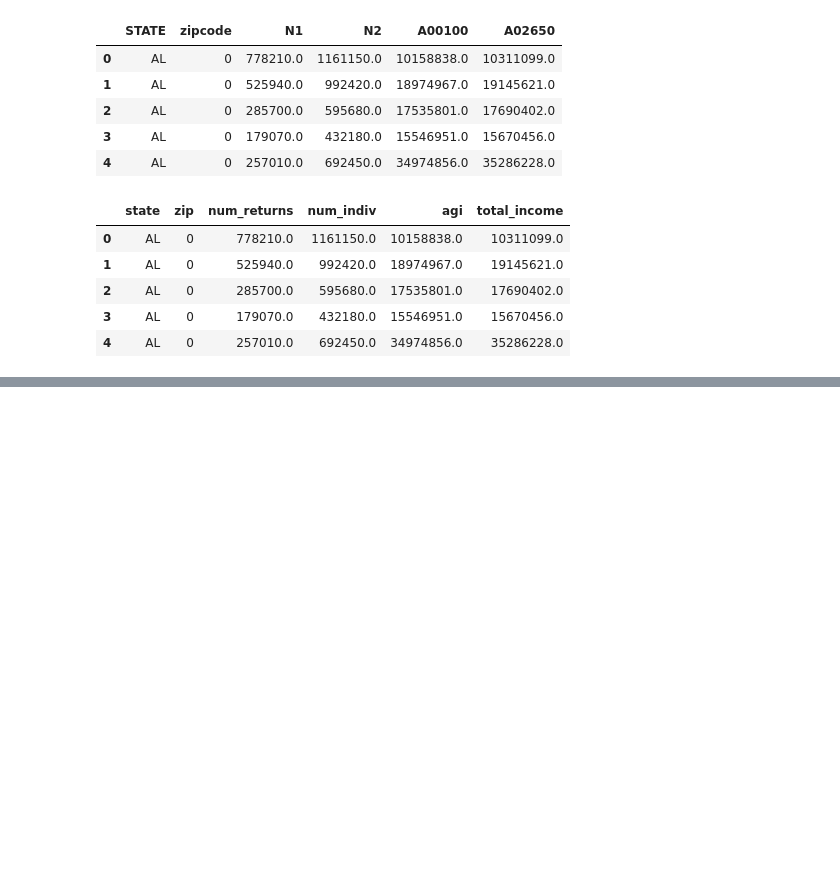
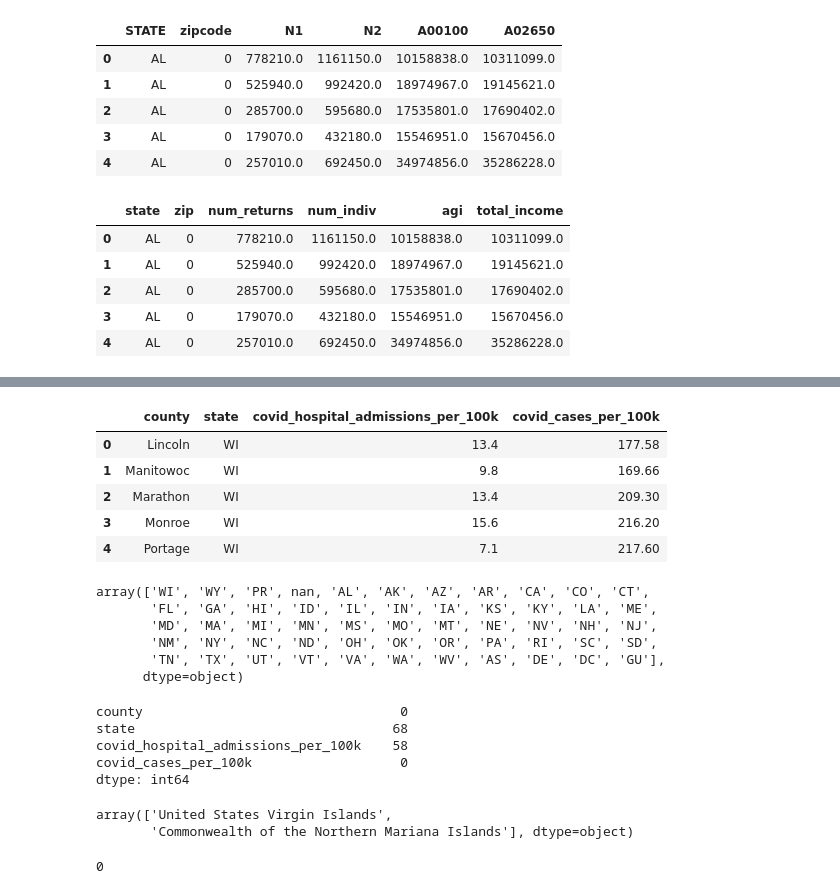
Before and after one commit to josh1den/DATA-602, a Jupyter notebook: FINAL_PROJECT/Project Workbook.ipynb, the cells around one changed output, grey strips where cells are left out. Cells and saved outputs as stored; diff of their text form; code cells hidden in the pictures; blank space fills up the shorter version.

```diff
--- a/FINAL_PROJECT/Project Workbook.ipynb
+++ b/FINAL_PROJECT/Project Workbook.ipynb
@@ -80,0 +233,41 @@ irs_sub.to_csv(filepath, index=False)
+# %%
+com_df['state'] = com_df.state.map(abbreviations)
+com_df.head()
+# %% [output]
+|  | county | state | covid_hospital_admissions_per_100k | covid_cases_per_100k |
+| 0 | Lincoln | WI | 13.4 | 177.58 |
+| 1 | Manitowoc | WI | 9.8 | 169.66 |
+| 2 | Marathon | WI | 13.4 | 209.30 |
+| 3 | Monroe | WI | 15.6 | 216.20 |
+| 4 | Portage | WI | 7.1 | 217.60 |
+# %%
+# double check the states all converted
+com_df.state.unique()
+# %% [output]
+array(['WI', 'WY', 'PR', nan, 'AL', 'AK', 'AZ', 'AR', 'CA', 'CO', 'CT',
+       'FL', 'GA', 'HI', 'ID', 'IL', 'IN', 'IA', 'KS', 'KY', 'LA', 'ME',
+       'MD', 'MA', 'MI', 'MN', 'MS', 'MO', 'MT', 'NE', 'NV', 'NH', 'NJ',
+       'NM', 'NY', 'NC', 'ND', 'OH', 'OK', 'OR', 'PA', 'RI', 'SC', 'SD',
+       'TN', 'TX', 'UT', 'VT', 'VA', 'WA', 'WV', 'AS', 'DE', 'DC', 'GU'],
+      dtype=object)
+# %%
+# how many nans?
+com_df.isna().sum()
+# %% [output]
+county                                 0
+state                                 68
+covid_hospital_admissions_per_100k    58
+covid_cases_per_100k                   0
+dtype: int64
+# %%
+# view the counties with nans
+com_df[com_df['state'].isna()].county.unique()
+# %% [output]
+array(['United States Virgin Islands',
+       'Commonwealth of the Northern Mariana Islands'], dtype=object)
+# %%
+# drop these territories
+com_df.dropna(inplace=True)
+com_df.state.isna().sum()
+# %% [output]
+0
```
Also changed, not shown: parts of 18 cells of this notebook, 2 other files.
